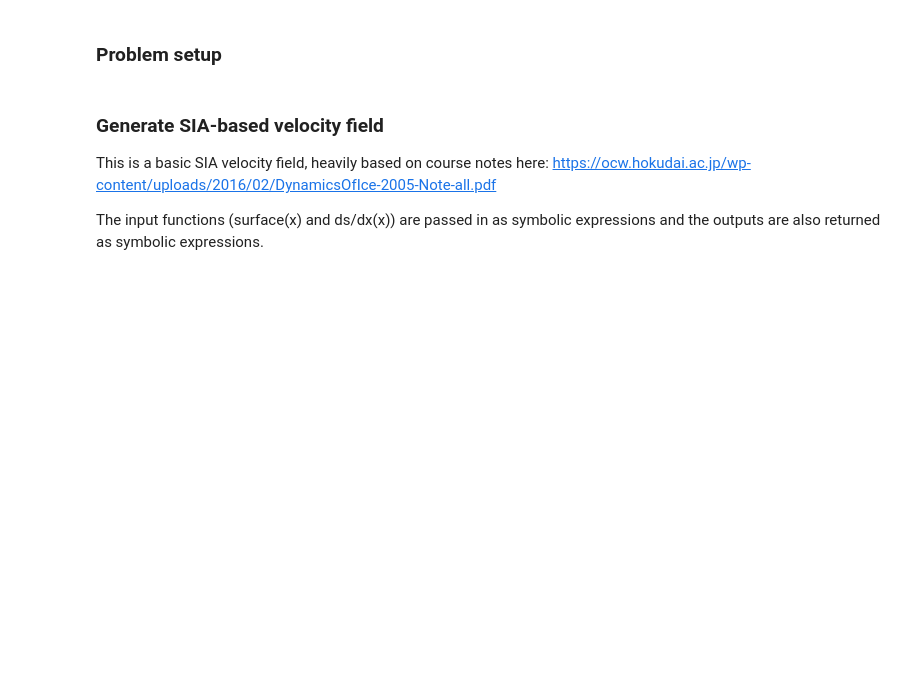
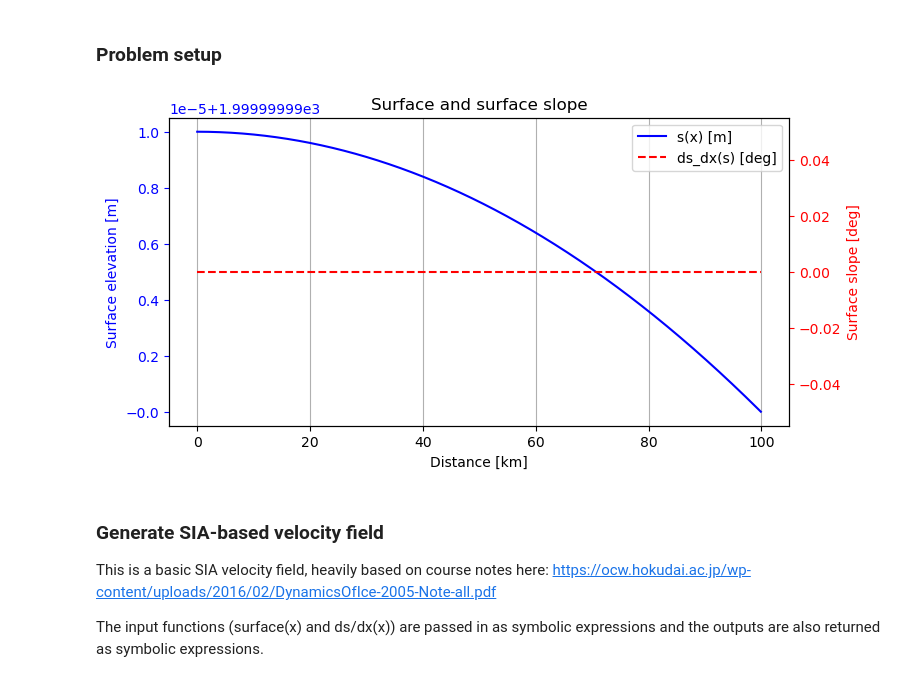
Before and after one commit to thomasteisberg/englacial_velocity, a Jupyter notebook: greenland_stability_analysis/Englacial Velocity 2D.ipynb, the cells around one changed output. Cells and saved outputs as stored; diff of their text form; code cells hidden in the pictures; blank space fills up the shorter version.

```diff
--- a/greenland_stability_analysis/Englacial Velocity 2D.ipynb
+++ b/greenland_stability_analysis/Englacial Velocity 2D.ipynb
@@ -25,39 +23,44 @@ z = sympy.symbols('z', real=True, positive=True)
 
 # Define surface geometry
 #surface_sym = domain_z - ((x / 18000.0)**3.0)
-surface_sym = 2000 - (((x+30000) / 15000.0)**3.0)
+surface_sym = 2000 - 1e-5*(x/domain_x)**2
+#surface_sym = 2000 - (((x+30000) / 15000.0)**3.0)
 #surface_sym = ((domain_z-1600) / (1 + exp(0.00008*(x-(domain_x/2))))) + 1600
+
 surface = sympy.lambdify(x, surface_sym, modules='numpy')
+
 
 # Use sympy to build a function for the derivative of the surface
 ds_dx_sym = sympy.diff(surface_sym, x)
 
-ds_dx_lambdify = sympy.lambdify(x, ds_dx_sym, modules='numpy')
+ds_dx = sympy.lambdify(x, ds_dx_sym, modules='numpy')
 def ds_dx(x):
     tmp = ds_dx_lambdify(x)
     if np.isscalar(tmp):
         return tmp + (0*x)
     else:
         return tmp
 
 # Plot the surface and its derivative with twin x axes
 fig, ax = plt.subplots(figsize=(8, 4))
 line_surf = ax.plot(xs/1e3, surface(xs), 'blue', label='s(x) [m]')
 ax.tick_params(axis='y', colors='blue')
 ax.set_ylabel('Surface elevation [m]', color='blue')
 ax_right = ax.twinx()
 ax_right.tick_params(axis='y', colors='red')
 line_slope = ax_right.plot(xs/1e3, (180/np.pi) * np.tan(ds_dx(xs)), 'r--', label='ds_dx(s) [deg]')
 ax_right.set_ylabel('Surface slope [deg]', color='red')
 
 lns = line_surf + line_slope
 labs = [l.get_label() for l in lns]
 ax.legend(lns, labs, loc='upper right')
 
 ax.set_title('Surface and surface slope')
 ax.set_xlabel('Distance [km]')
 ax.grid(True, axis='x')
 plt.show()
+# %% [output]
+[figure, added]
 # %% [markdown]
 ### Generate SIA-based velocity field
 
```
Also changed, not shown: parts of 10 cells of this notebook.
